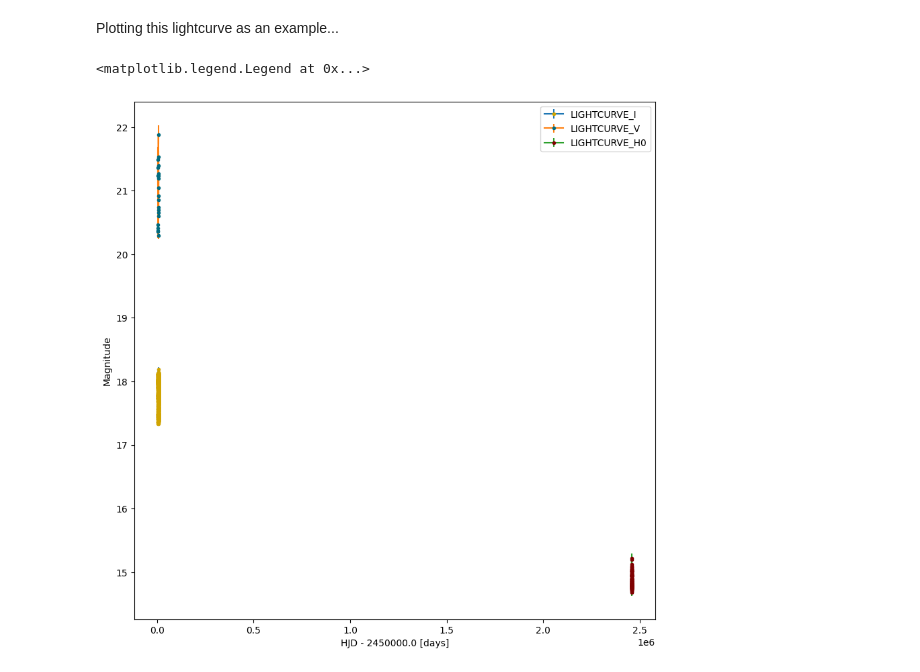
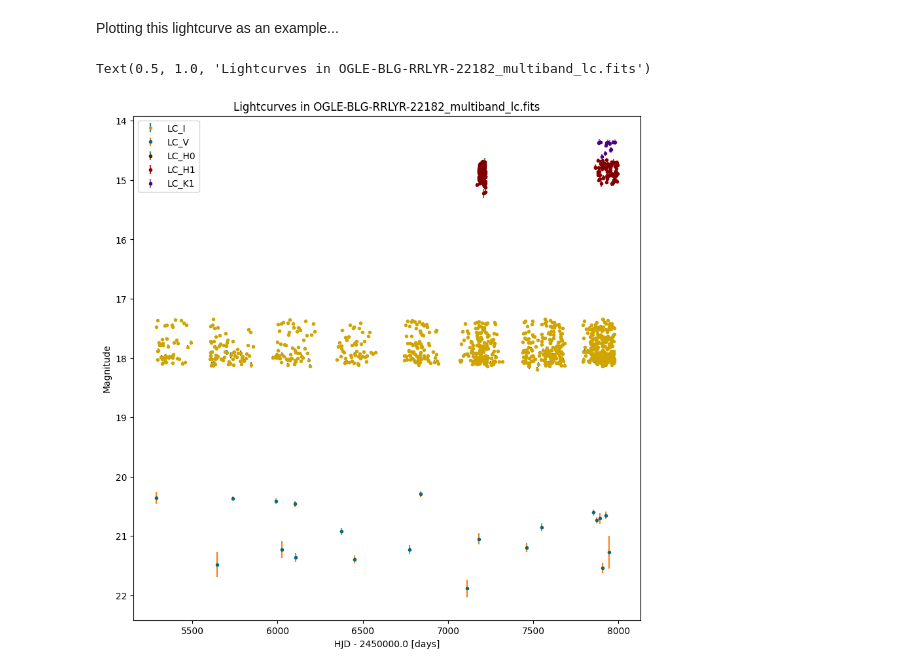
Before and after one commit to rges-pit/variable_catalog_xmatch, a Jupyter notebook: docs/variables_in_galactic_bulge.ipynb, the cells around one changed output. Saved outputs shown, nothing was run; the diff lists cells and outputs as text; code cells hidden in the pictures.

Commit message:
Revised lightcurve compilation code to handle multiple UKIRT detections from different years of the survey

```diff
--- a/docs/variables_in_galactic_bulge.ipynb
+++ b/docs/variables_in_galactic_bulge.ipynb
@@ -143,17 +172,21 @@ Plotting this lightcurve as an example...
 # %%
 import matplotlib.pyplot as plt
 
-colors = {'LIGHTCURVE_V': '#016B7F', 'LIGHTCURVE_I': '#D0A401', 'LIGHTCURVE_H0': '#7F0101'}
+colors = {'V': '#016B7F', 'I': '#D0A401', 'H': '#7F0101', 'K': '#4d017f'}
 
 fig = plt.figure(1,(10,10))
 
 for lc_name, lc in lightcurves.items():
+    passband = lc_name.replace('LC_','').replace('0','').replace('1','').replace('2','')
+    col = colors[passband]
     plt.errorbar(lc['HJD']-2450000.0, lc['mag'], yerr=lc['mag_error'],
-                    mfc=colors[lc_name], mec=colors[lc_name], marker='.', label=lc_name)
-
+                    mfc=col, mec=col, fmt='.', label=lc_name)
+[xmin,xmax,ymin,ymax] = plt.axis()
+plt.axis([xmin,xmax,ymax,ymin])
 plt.xlabel('HJD - 2450000.0 [days]')
 plt.ylabel('Magnitude')
 plt.legend()
+plt.title('Lightcurves in ' + path.basename(file_path))
 # %% [output]
-<matplotlib.legend.Legend at 0x...>
+Text(0.5, 1.0, 'Lightcurves in OGLE-BLG-RRLYR-22182_multiband_lc.fits')
-[figure, old version]
+[figure, new version]
```
Also changed, not shown: parts of 5 cells of this notebook, 2 other files.
